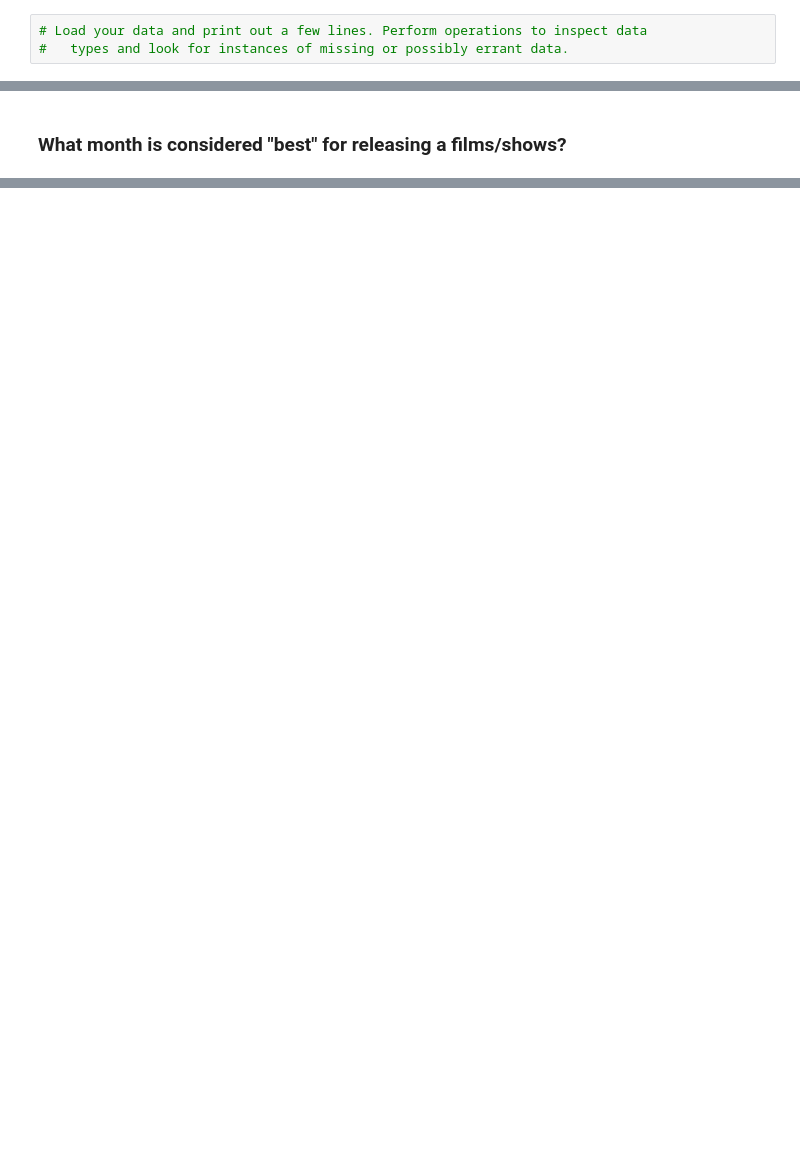
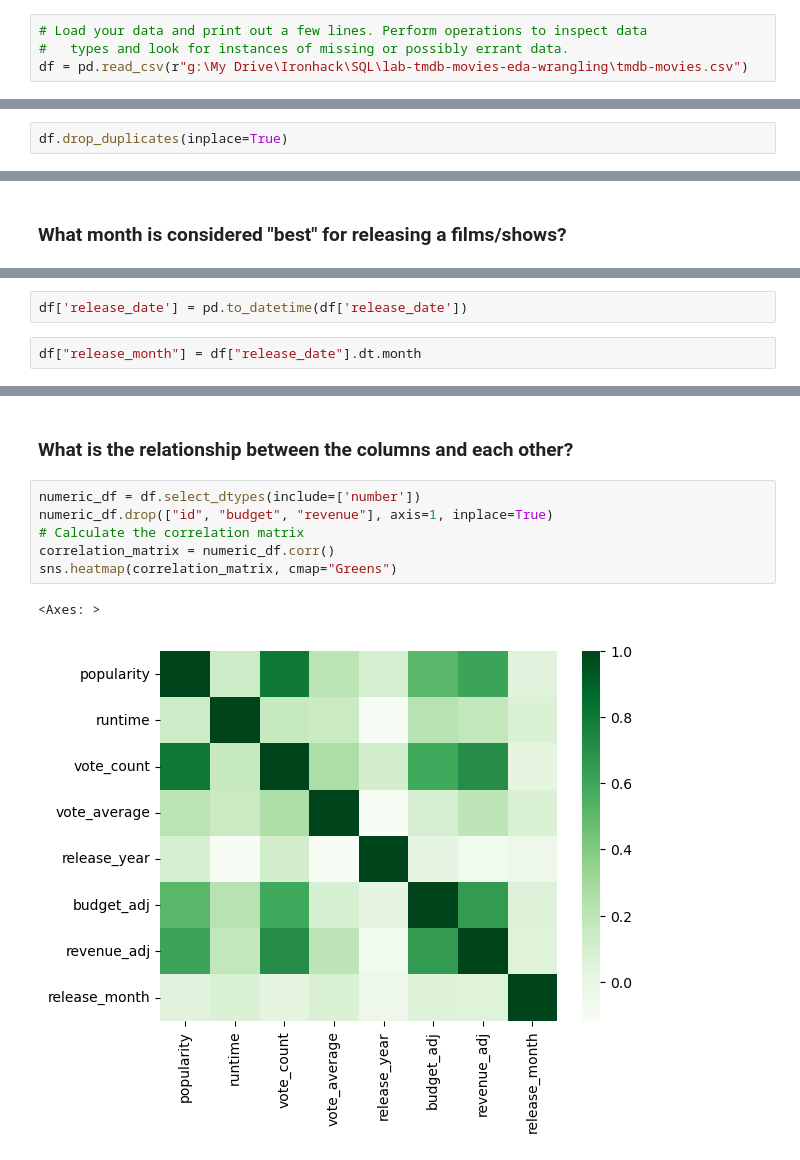
Before and after one commit to martijnooo/lab-tmdb-movies-eda-wrangling, a Jupyter notebook: your-code/main.ipynb, the cells around one changed output, grey strips where cells are left out. Drawn from its saved outputs; the diff is of its cells as text; blank space fills up the shorter version.

```diff
--- a/your-code/main.ipynb
+++ b/your-code/main.ipynb
@@ -35,3 +39,4 @@ In this project, i'll be answering the following questions:
 # %%
 # Load your data and print out a few lines. Perform operations to inspect data
 #   types and look for instances of missing or possibly errant data.
+df = pd.read_csv(r"g:\My Drive\Ironhack\SQL\lab-tmdb-movies-eda-wrangling\tmdb-movies.csv")
@@ -37,0 +77,2 @@ In this project, i'll be answering the following questions:
+# %%
+df.drop_duplicates(inplace=True)
@@ -62,0 +246,4 @@ In this project, i'll be answering the following questions:
+# %%
+df['release_date'] = pd.to_datetime(df['release_date'])
+# %%
+df["release_month"] = df["release_date"].dt.month
@@ -62,0 +267,11 @@ In this project, i'll be answering the following questions:
+# %% [markdown]
+### What is the relationship between the columns and each other?
+# %%
+numeric_df = df.select_dtypes(include=['number'])
+numeric_df.drop(["id", "budget", "revenue"], axis=1, inplace=True)
+# Calculate the correlation matrix
+correlation_matrix = numeric_df.corr()
+sns.heatmap(correlation_matrix, cmap="Greens")
+# %% [output]
+<Axes: >
+[figure, added]
```
Also changed, not shown: parts of 16 cells of this notebook.
